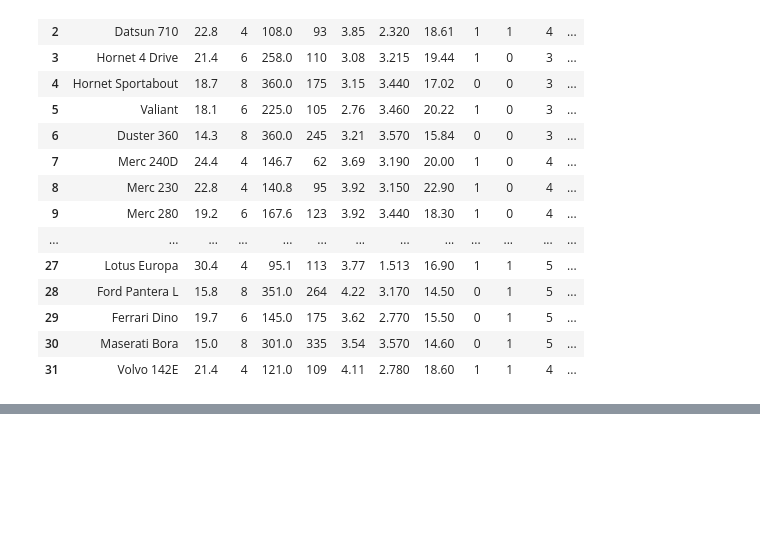
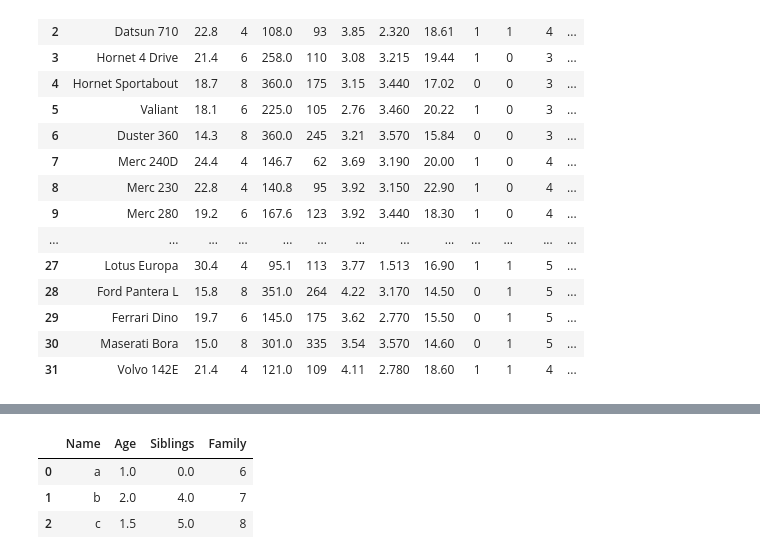
Before and after one commit to chuck-ankit/Python, a Jupyter notebook: Miscellaneous/Learning/04_Pandas_array.ipynb, the cells around one changed output, grey strips where cells are left out. Cells and saved outputs as stored; diff of their text form; code cells hidden in the pictures; blank space fills up the shorter version.

```diff
--- a/Miscellaneous/Learning/04_Pandas_array.ipynb
+++ b/Miscellaneous/Learning/04_Pandas_array.ipynb
@@ -395,0 +462,9 @@ cars.describe()
+# %%
+ld.Age = ld.Age.fillna(ld.Age.mean())
+ld.Siblings = ld.Siblings.fillna(0)
+ld
+# %% [output]
+|  | Name | Age | Siblings | Family |
+| 0 | a | 1.0 | 0.0 | 6 |
+| 1 | b | 2.0 | 4.0 | 7 |
+| 2 | c | 1.5 | 5.0 | 8 |
```
Also changed, not shown: parts of 5 cells of this notebook.
